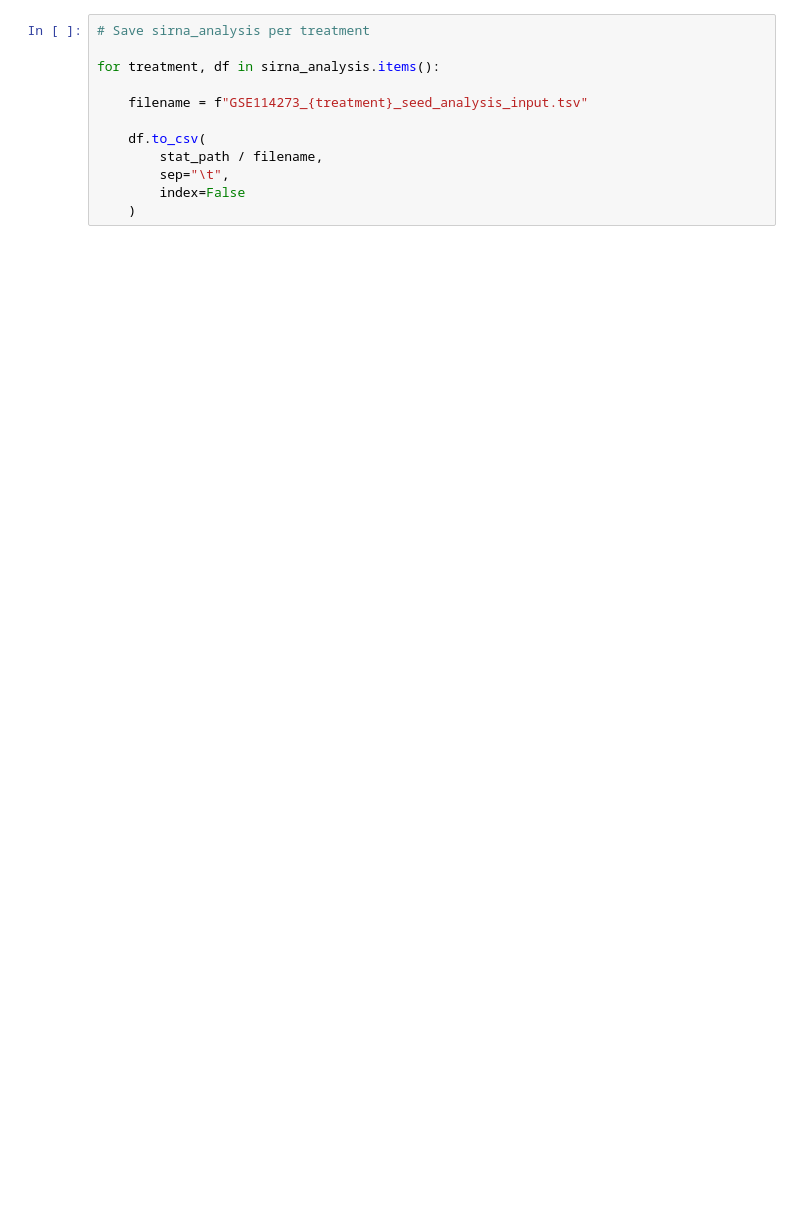
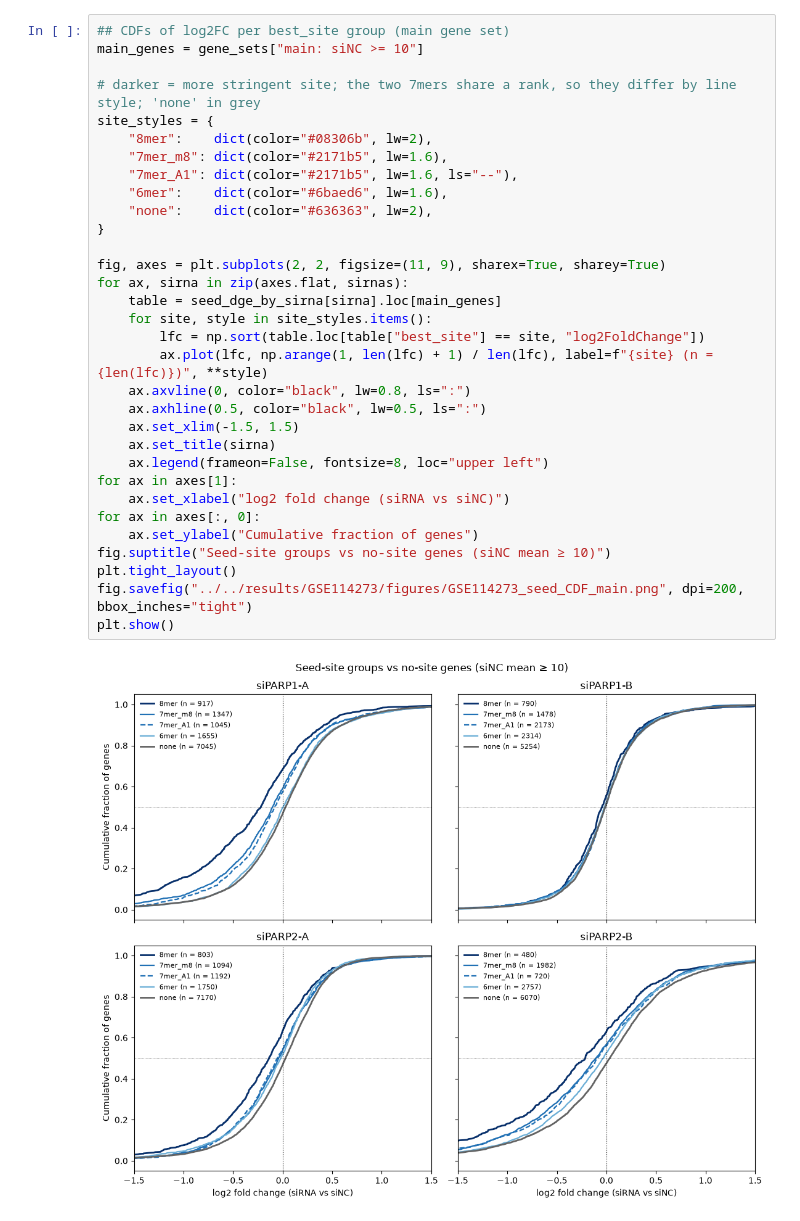
Before and after one commit to pietschM13/siRNA_off_target_effects, a Jupyter notebook: notebooks/GSE114273/04_off_target_analysis.ipynb, the cells around one changed output. Cells and saved outputs as stored; diff of their text form; blank space fills up the shorter version.

```diff
--- a/notebooks/GSE114273/04_off_target_analysis.ipynb
+++ b/notebooks/GSE114273/04_off_target_analysis.ipynb
@@ -120,13 +136,35 @@ for treatment, results in stat_results.items():
 # %%
-# Save sirna_analysis per treatment
+## CDFs of log2FC per best_site group (main gene set)
+main_genes = gene_sets["main: siNC >= 10"]
 
-for treatment, df in sirna_analysis.items():
+# darker = more stringent site; the two 7mers share a rank, so they differ by line style; 'none' in grey
+site_styles = {
+    "8mer":    dict(color="#08306b", lw=2),
+    "7mer_m8": dict(color="#2171b5", lw=1.6),
+    "7mer_A1": dict(color="#2171b5", lw=1.6, ls="--"),
+    "6mer":    dict(color="#6baed6", lw=1.6),
+    "none":    dict(color="#636363", lw=2),
+}
 
-    filename = f"GSE114273_{treatment}_seed_analysis_input.tsv"
-
-    df.to_csv(
-        stat_path / filename,
-        sep="\t",
-        index=False
-    )
+fig, axes = plt.subplots(2, 2, figsize=(11, 9), sharex=True, sharey=True)
+for ax, sirna in zip(axes.flat, sirnas):
+    table = seed_dge_by_sirna[sirna].loc[main_genes]
+    for site, style in site_styles.items():
+        lfc = np.sort(table.loc[table["best_site"] == site, "log2FoldChange"])
+        ax.plot(lfc, np.arange(1, len(lfc) + 1) / len(lfc), label=f"{site} (n = {len(lfc)})", **style)
+    ax.axvline(0, color="black", lw=0.8, ls=":")
+    ax.axhline(0.5, color="black", lw=0.5, ls=":")
+    ax.set_xlim(-1.5, 1.5)
+    ax.set_title(sirna)
+    ax.legend(frameon=False, fontsize=8, loc="upper left")
+for ax in axes[1]:
+    ax.set_xlabel("log2 fold change (siRNA vs siNC)")
+for ax in axes[:, 0]:
+    ax.set_ylabel("Cumulative fraction of genes")
+fig.suptitle("Seed-site groups vs no-site genes (siNC mean ≥ 10)")
+plt.tight_layout()
+fig.savefig("../../results/GSE114273/figures/GSE114273_seed_CDF_main.png", dpi=200, bbox_inches="tight")
+plt.show()
+# %% [output]
+[figure, added]
 # %%
```
Also changed, not shown: parts of 26 cells of this notebook, 4 other files.
